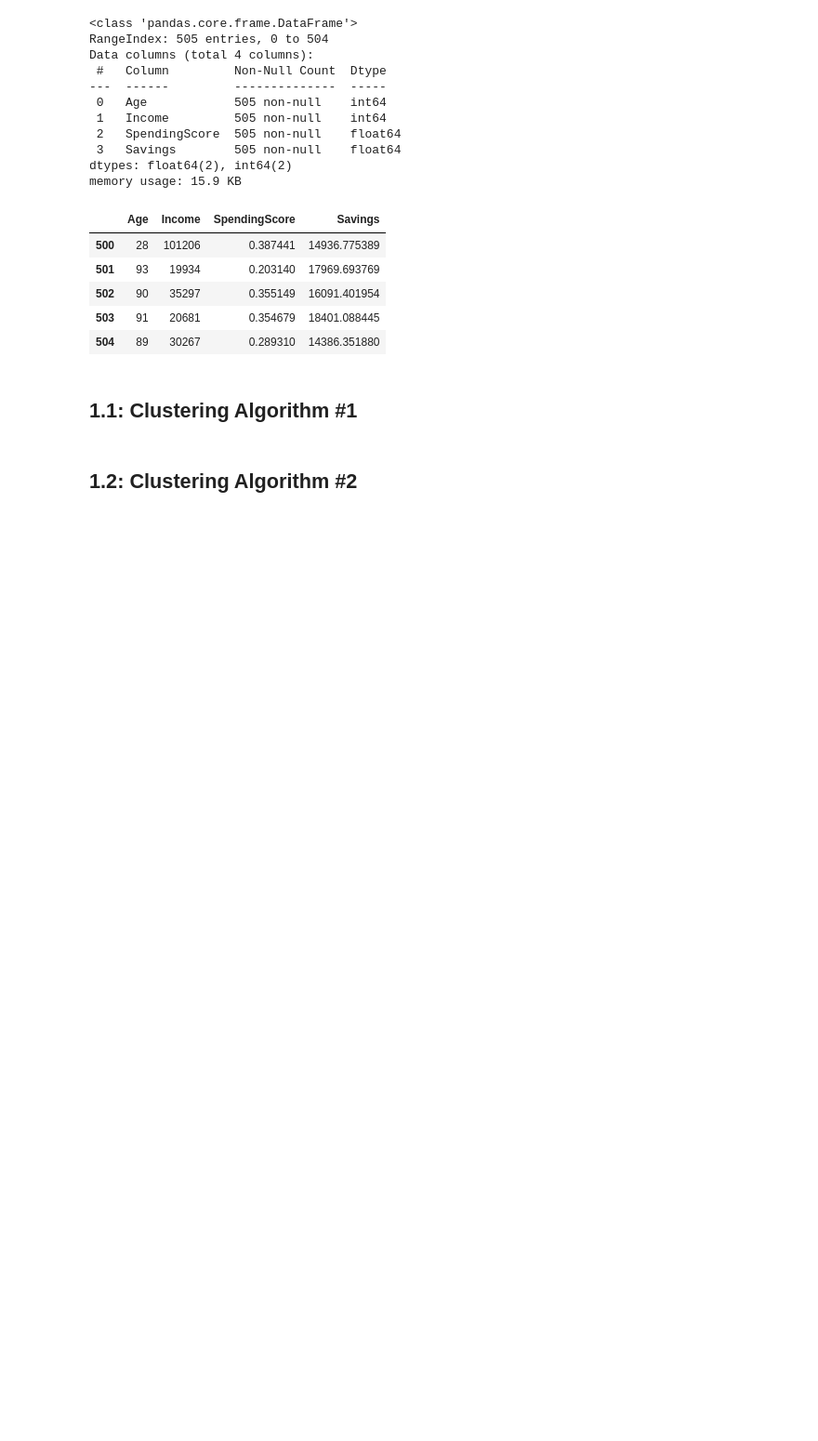
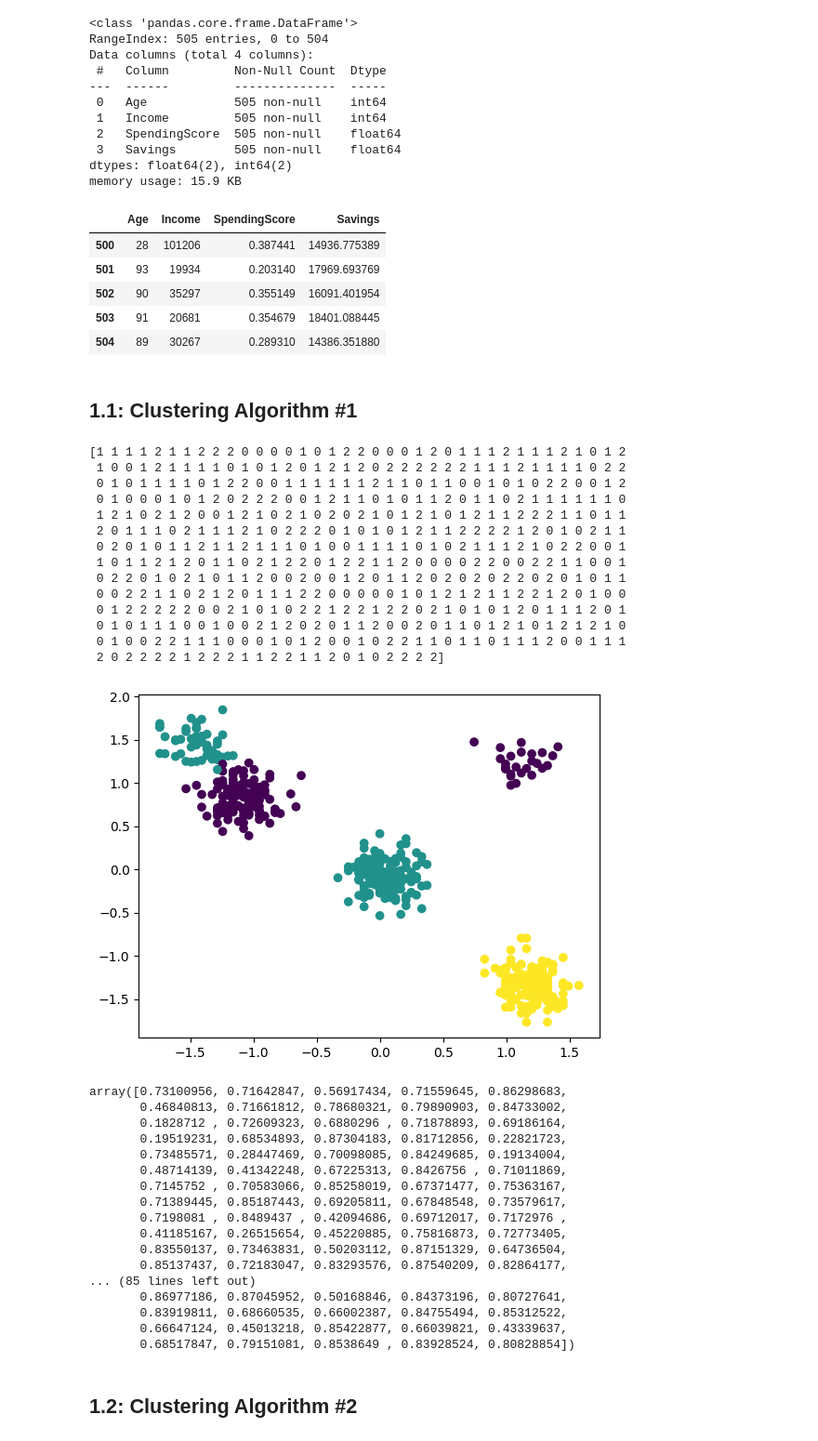
Before and after one commit to hellojohnkim/mmai869, a Jupyter notebook: 2024_869_JohnKim.ipynb, the cells around one changed output. Shown at 93% size. Cells and saved outputs as stored; diff of their text form; code cells hidden in the pictures; blank space fills up the shorter version.

```diff
--- a/2024_869_JohnKim.ipynb
+++ b/2024_869_JohnKim.ipynb
@@ -123,5 +123,69 @@ memory usage: 15.9 KB
 | 504 | 89 | 30267 | 0.289310 | 14386.351880 |
 # %% [markdown]
 ## 1.1: Clustering Algorithm #1
+# %%
+# prompt:
+
+# Create a scaler object
+scaler = StandardScaler()
+
+# Fit and transform the data
+scaler.fit(df1)
+df1_scaled = scaler.transform(df1)
+
+# Create a KMeans object with 3 clusters
+kmeans = KMeans(n_clusters=3)
+
+# Fit the KMeans object to the scaled data
+kmeans.fit(df1_scaled)
+
+# Get the cluster labels for each data point
+labels = kmeans.labels_
+
+# Print the cluster labels
+print(labels)
+
+# Plot the data points with different colors for each cluster
+plt.scatter(df1_scaled[:, 0], df1_scaled[:, 1], c=labels)
+plt.show()
+
+# Calculate the silhouette score for the KMeans model
+silhouette_score(df1_scaled, labels)
+
+# Calculate the silhouette samples for the KMeans model
+silhouette_samples(df1_scaled, labels)
+# %% [output]
+[1 1 1 1 2 1 1 2 2 2 0 0 0 0 1 0 1 2 2 0 0 0 1 2 0 1 1 1 2 1 1 1 2 1 0 1 2
+ 1 0 0 1 2 1 1 1 1 0 1 0 1 2 0 1 2 1 2 0 2 2 2 2 2 2 1 1 1 2 1 1 1 1 0 2 2
+ 0 1 0 1 1 1 1 0 1 2 2 0 0 1 1 1 1 1 1 2 1 1 0 1 1 0 0 1 0 1 0 2 2 0 0 1 2
+ 0 1 0 0 0 1 0 1 2 0 2 2 2 0 0 1 2 1 1 0 1 0 1 1 2 0 1 1 0 2 1 1 1 1 1 1 0
+ 1 2 1 0 2 1 2 0 0 1 2 1 0 2 1 0 2 0 2 1 0 1 2 1 0 1 2 1 1 2 2 2 1 1 0 1 1
+ 2 0 1 1 1 0 2 1 1 1 2 1 0 2 2 2 0 1 0 1 0 1 2 1 1 2 2 2 2 1 2 0 1 0 2 1 1
+ 0 2 0 1 0 1 1 2 1 1 2 1 1 1 0 1 0 0 1 1 1 1 0 1 0 2 1 1 1 2 1 0 2 2 0 0 1
+ 1 0 1 1 2 1 2 0 1 1 0 2 1 2 2 0 1 2 2 1 1 2 0 0 0 0 2 2 0 0 2 2 1 1 0 0 1
+ 0 2 2 0 1 0 2 1 0 1 1 2 0 0 2 0 0 1 2 0 1 1 2 0 2 0 2 0 2 2 0 2 0 1 0 1 1
+ 0 0 2 2 1 1 0 2 1 2 0 1 1 1 2 2 0 0 0 0 0 1 0 1 2 1 2 1 1 2 2 1 2 0 1 0 0
+ 0 1 2 2 2 2 2 0 0 2 1 0 1 0 2 2 1 2 2 1 2 2 0 2 1 0 1 0 1 2 0 1 1 1 2 0 1
+ 0 1 0 1 1 1 0 0 1 0 0 2 1 2 0 2 0 1 1 2 0 0 2 0 1 1 0 1 2 1 0 1 2 1 2 1 0
+ 0 1 0 0 2 2 1 1 1 0 0 0 1 0 1 2 0 0 1 0 2 2 1 1 0 1 1 0 1 1 1 2 0 0 1 1 1
+ 2 0 2 2 2 2 1 2 2 2 1 1 2 2 1 1 2 0 1 0 2 2 2 2]
+[figure, added]
+array([0.73100956, 0.71642847, 0.56917434, 0.71559645, 0.86298683,
+       0.46840813, 0.71661812, 0.78680321, 0.79890903, 0.84733002,
+       0.1828712 , 0.72609323, 0.6880296 , 0.71878893, 0.69186164,
+       0.19519231, 0.68534893, 0.87304183, 0.81712856, 0.22821723,
+       0.73485571, 0.28447469, 0.70098085, 0.84249685, 0.19134004,
+       0.48714139, 0.41342248, 0.67225313, 0.8426756 , 0.71011869,
+       0.7145752 , 0.70583066, 0.85258019, 0.67371477, 0.75363167,
+       0.71389445, 0.85187443, 0.69205811, 0.67848548, 0.73579617,
+       0.7198081 , 0.8489437 , 0.42094686, 0.69712017, 0.7172976 ,
+       0.41185167, 0.26515654, 0.45220885, 0.75816873, 0.72773405,
+       0.83550137, 0.73463831, 0.50203112, 0.87151329, 0.64736504,
+       0.85137437, 0.72183047, 0.83293576, 0.87540209, 0.82864177,
+... (85 lines left out)
+       0.86977186, 0.87045952, 0.50168846, 0.84373196, 0.80727641,
+       0.83919811, 0.68660535, 0.66002387, 0.84755494, 0.85312522,
+       0.66647124, 0.45013218, 0.85422877, 0.66039821, 0.43339637,
+       0.68517847, 0.79151081, 0.8538649 , 0.83928524, 0.80828854])
 # %% [markdown]
 ## 1.2: Clustering Algorithm #2
```
Also changed, not shown: parts of 4 cells of this notebook.
